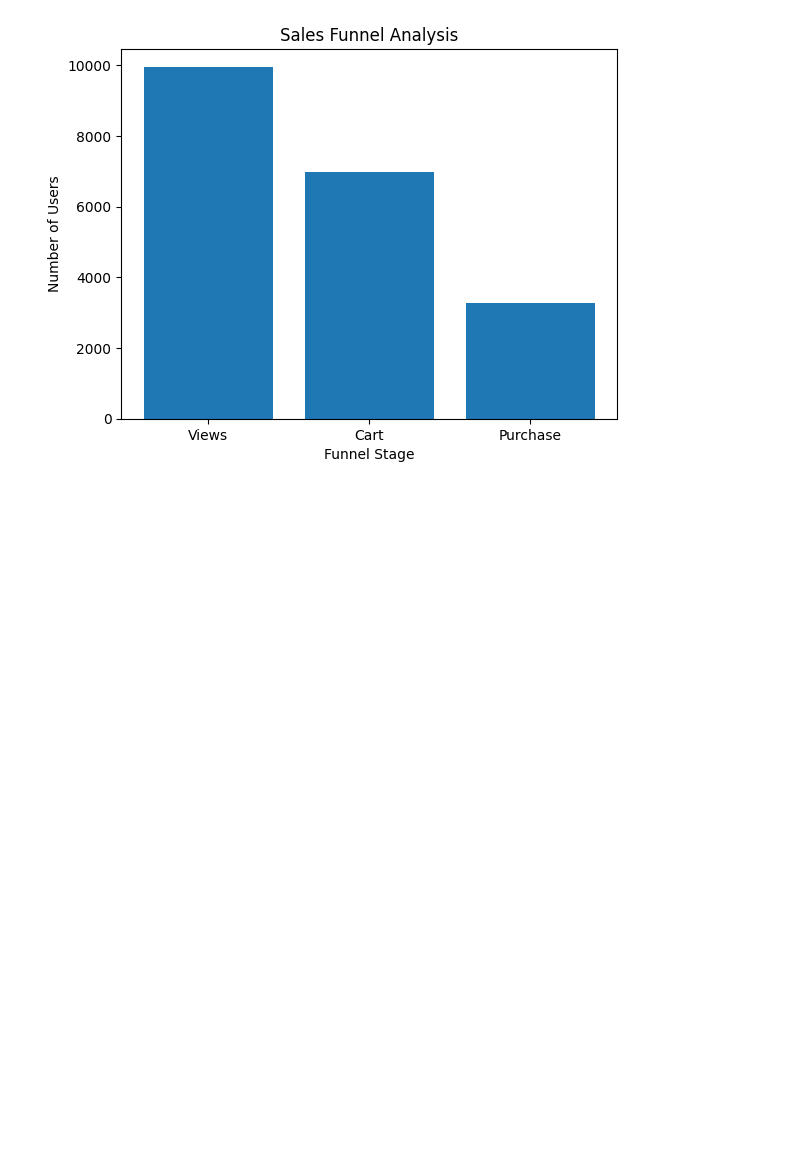
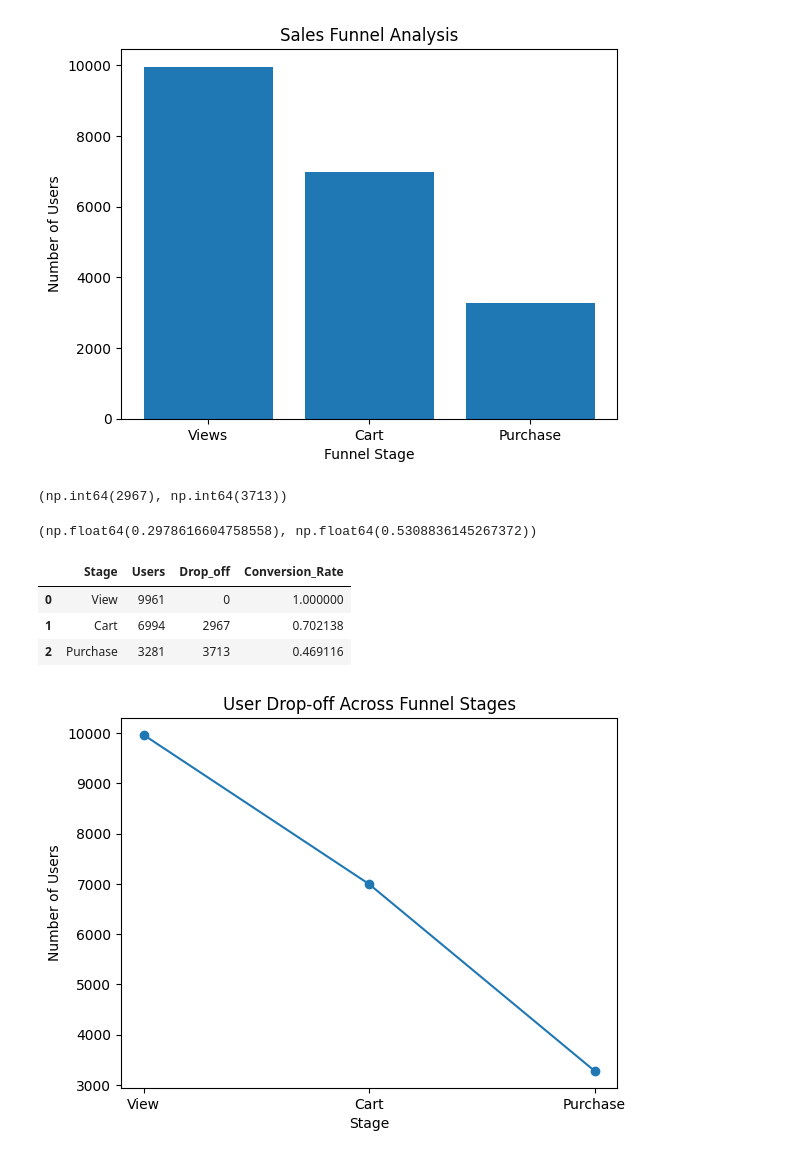
Before and after one commit to farismanggala/sales-funnel-analysis, a Jupyter notebook: sales_funnel_analysis.ipynb, the cells around one changed output. Drawn from its saved outputs; the diff is of its cells as text; code cells hidden in the pictures; blank space fills up the shorter version.

Commit message:
Add funnel drop-off analysis and business insights

```diff
--- a/sales_funnel_analysis.ipynb
+++ b/sales_funnel_analysis.ipynb
@@ -122,9 +122,9 @@ total_users,view_users,cart_users,purchase_users
 # %% [output]
 (9992, np.int64(9961), np.int64(6994), np.int64(3281))
 # %%
-view_to_cart_rate = cart_users/view_users*100
-cart_to_purchase_rate = purchase_users/cart_users*100
-overall_conversion = purchase_users/view_users*100
+view_to_cart_rate = cart_users/view_users
+cart_to_purchase_rate = purchase_users/cart_users
+overall_conversion = purchase_users/view_users
 
 view_to_cart_rate, cart_to_purchase_rate, overall_conversion
 # %% [output]
@@ -143,3 +143,40 @@ plt.ylabel('Number of Users')
 plt.show()
 # %% [output]
 [figure]
+# %%
+drop_view_to_cart = view_users-cart_users
+drop_cart_to_purchase = cart_users-purchase_users
+
+drop_view_to_cart, drop_cart_to_purchase
+# %% [output]
+(np.int64(2967), np.int64(3713))
+# %%
+drop_rate_view_to_cart = drop_view_to_cart/view_users
+drop_rate_cart_to_purchase = drop_cart_to_purchase / cart_users
+
+drop_rate_view_to_cart, drop_rate_cart_to_purchase
+# %% [output]
+(np.float64(0.2978616604758558), np.float64(0.5308836145267372))
+# %%
+funnel_summary = pd.DataFrame({
+    'Stage' : ['View','Cart','Purchase'],
+    'Users' : [view_users,cart_users,purchase_users],
+    'Drop_off' : [0,drop_view_to_cart,drop_cart_to_purchase],
+    'Conversion_Rate' : [1.0,view_to_cart_rate,cart_to_purchase_rate]
+})
+
+funnel_summary
+# %% [output]
+|  | Stage | Users | Drop_off | Conversion_Rate |
+| 0 | View | 9961 | 0 | 1.000000 |
+| 1 | Cart | 6994 | 2967 | 0.702138 |
+| 2 | Purchase | 3281 | 3713 | 0.469116 |
+# %%
+plt.figure()
+plt.plot(funnel_summary['Stage'],funnel_summary['Users'],marker='o')
+plt.title('User Drop-off Across Funnel Stages')
+plt.xlabel('Stage')
+plt.ylabel('Number of Users')
+plt.show()
+# %% [output]
+[figure, added]
```
Also changed, not shown: parts of 1 cell of this notebook, 1 other file.
